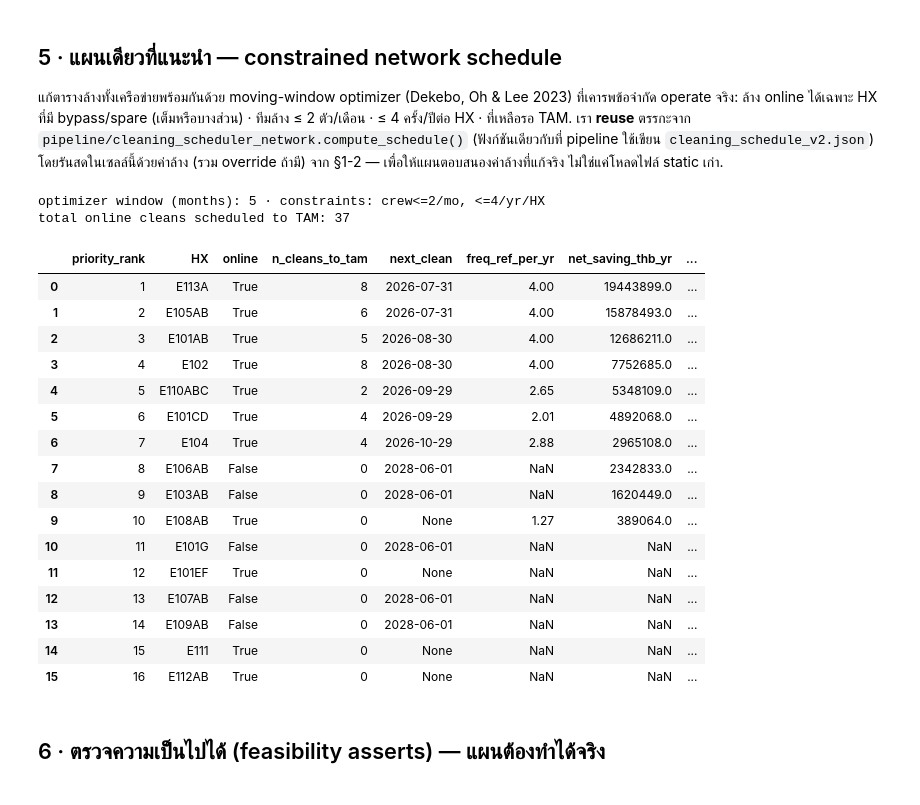
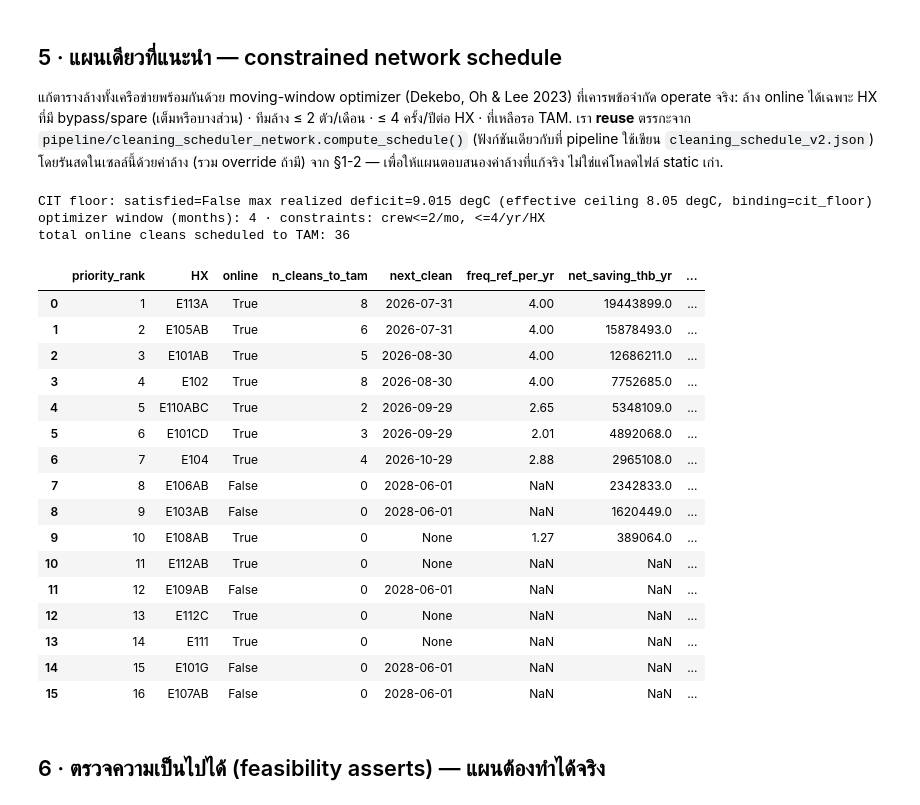
Before and after one commit to Yalika200946/Process-Intern, a Jupyter notebook: notebooks/16_cleaning_plan_optimization.ipynb, the cells around one changed output. Drawn from its saved outputs; the diff is of its cells as text; code cells hidden in the pictures.

```diff
--- a/notebooks/16_cleaning_plan_optimization.ipynb
+++ b/notebooks/16_cleaning_plan_optimization.ipynb
@@ -206,7 +219,13 @@ dec['freq_ref_per_yr'] = (365 / dec['T_star_ref_days']).round(2)
 
 # --- explicit "คุ้มไหม" verdict: fuel value recovered per clean vs cleaning cost ---
 dec['fuel_value_per_clean_thb'] = (dec['cit_gain_C_online'] * k_day * dec['T_star_ref_days'] / 2).round(0)
-dec['worth_it'] = dec['online'] & (dec['fuel_value_per_clean_thb'] > dec['cleaning_cost'])
+# has_economics distinguishes "genuinely evaluated, not worth it" from "no data to evaluate at
+# all" -- without this, NaN > cost silently evaluates to False in pandas/numpy, so an HX with no
+# fouling-rate/ΔCIT data at all looked identical to one that was actually costed out and failed.
+dec['has_economics'] = dec['fuel_value_per_clean_thb'].notna() & dec['cleaning_cost'].notna()
+dec['worth_it'] = np.where(dec['has_economics'],
+                            dec['online'] & (dec['fuel_value_per_clean_thb'] > dec['cleaning_cost']),
+                            np.nan)
 dec[['HX','online','cit_gain_C_full','cit_gain_C_online','r_cit_per_day','cleaning_cost',
      'fuel_value_per_clean_thb','worth_it','T_star_ref_days','freq_ref_per_yr','net_saving_thb_yr','payback_days']]
 # %% [output]
@@ -254,7 +273,14 @@ dec['risk_mult'] = (1 + W_SAFETY * dec.safety.astype(int)
                       + W_POSITION * dec.position_risk
                       + W_WORSENING * dec.worsening.astype(int)).round(3)
 dec['priority_score'] = (dec['net_saving_norm'] * dec['risk_mult']).round(3)
-dec = dec.sort_values('priority_score', ascending=False).reset_index(drop=True)
+# priority_score is net_saving_norm x risk_mult -- multiplicative, so it collapses to exactly 0
+# for every HX with no usable economics data (net_saving_norm=0), regardless of risk_mult. That
+# used to leave those HX tied and ordered only by DataFrame insertion order, silently discarding
+# the safety/position/worsening signal for exactly the HX where it matters most (no clean-economics
+# to fall back on). has_savings as the primary sort key keeps ranks 1-10 (real economics) exactly
+# as before, and breaks the zero-score tie by risk_mult instead of insertion order.
+dec['has_savings'] = (dec['net_saving_norm'] > 0).astype(int)
+dec = dec.sort_values(['has_savings', 'priority_score', 'risk_mult'], ascending=False).reset_index(drop=True)
 dec['priority_rank'] = dec.index + 1
 dec[['priority_rank','HX','online','net_saving_norm','safety','position_risk','worsening','risk_mult','priority_score']].head(16)
 # %% [output]
@@ -287,49 +313,61 @@ dec[['priority_rank','HX','online','net_saving_norm','safety','position_risk','w
 import cleaning_scheduler_network as NS
 chist = load('cleaning_history.json', {'hx': {}})
 sched_v1 = load('cleaning_schedule.json')
+topo = load('pfd_topology.json', {})
 # rebuild an economics dict carrying the (possibly overridden) per-HX costs from §1-2
 econ_live = dict(econ); econ_live['per_hx'] = list(econ_by.values())
 # scope THE plan's per-HX numbers (n_cleans_to_tam, scheduled_dates) to the FIRST TAM cycle --
 # the feasibility asserts and Gantt below were built around a single-TAM horizon, so keep that
 # meaning unchanged. compute_schedule() now defaults to a multi-cycle horizon (2028 + 2032,
 # see cleaning_scheduler_network.TAM_DATES) when tam_dates isn't given -- fetched separately
 # below (schedV2_full) purely for cross-cycle visibility, without touching the per-HX numbers
-# everything else in this notebook depends on.
-schedV2 = NS.compute_schedule(econ_live, chist, logi, sched_v1, tam_dates=[NS.NEXT_TAM])
-schedV2_full = NS.compute_schedule(econ_live, chist, logi, sched_v1)   # full multi-TAM horizon
+# everything else in this notebook depends on. `topo` (pfd_topology.json) lets compute_schedule
+# also enforce the furnace's own FG_FLOW limit as a second hard ceiling alongside MAX_CIT_DEFICIT_C
+# -- see furnace_fg_ceiling_C/binding_constraint in its output.
+schedV2 = NS.compute_schedule(econ_live, chist, logi, sched_v1, tam_dates=[NS.NEXT_TAM],
+                              max_cit_deficit_C=MAX_CIT_DEFICIT_C, topo=topo)
+schedV2_full = NS.compute_schedule(econ_live, chist, logi, sched_v1,
+                                   max_cit_deficit_C=MAX_CIT_DEFICIT_C, topo=topo)   # full multi-TAM horizon
+print(f"CIT floor: satisfied={schedV2['constraint_satisfied']} "
+      f"max realized deficit={schedV2['max_realized_deficit_C']} degC "
+      f"(effective ceiling {schedV2.get('effective_max_deficit_C')} degC, "
+      f"binding={schedV2.get('binding_constraint')})")
 print('optimizer window (months):', schedV2.get('optimal_window_months'),
       '· constraints: crew<=%d/mo, <=%d/yr/HX' % (schedV2.get('max_online_cleans_per_period', 2),
                                                    schedV2.get('max_cleans_per_year_per_hx', 4)))
+if schedV2.get('tube_skin_risk_advisory'):
+    print('⚠', schedV2.get('tube_skin_risk_note'))
 if COST_OVERRIDES:
     print('(recomputed live with cost overrides — NOT the static cleaning_schedule_v2.json)')
 plan_by = {p['HX']: p for p in schedV2.get('per_hx', [])}
 
 # merge the optimizer schedule into the decision table = THE plan
 dec['n_cleans_to_tam'] = dec.HX.map(lambda h: plan_by.get(h, {}).get('n_cleans_to_tam', 0))
 dec['next_clean'] = dec.HX.map(lambda h: (plan_by.get(h, {}).get('next_dates') or [None])[0])
 dec['scheduled_dates'] = dec.HX.map(lambda h: plan_by.get(h, {}).get('next_dates') or [])
 print('total online cleans scheduled to TAM:', int(dec['n_cleans_to_tam'].sum()))
 dec[['priority_rank','HX','online','n_cleans_to_tam','next_clean','freq_ref_per_yr','net_saving_thb_yr','payback_days']].head(16)
 # %% [output]
-optimizer window (months): 5 · constraints: crew<=2/mo, <=4/yr/HX
-total online cleans scheduled to TAM: 37
+CIT floor: satisfied=False max realized deficit=9.015 degC (effective ceiling 8.05 degC, binding=cit_floor)
+optimizer window (months): 4 · constraints: crew<=2/mo, <=4/yr/HX
+total online cleans scheduled to TAM: 36
 |  | priority_rank | HX | online | n_cleans_to_tam | next_clean | freq_ref_per_yr | net_saving_thb_yr | ... |
 | 0 | 1 | E113A | True | 8 | 2026-07-31 | 4.00 | 19443899.0 | ... |
 | 1 | 2 | E105AB | True | 6 | 2026-07-31 | 4.00 | 15878493.0 | ... |
 | 2 | 3 | E101AB | True | 5 | 2026-08-30 | 4.00 | 12686211.0 | ... |
 | 3 | 4 | E102 | True | 8 | 2026-08-30 | 4.00 | 7752685.0 | ... |
 | 4 | 5 | E110ABC | True | 2 | 2026-09-29 | 2.65 | 5348109.0 | ... |
-| 5 | 6 | E101CD | True | 4 | 2026-09-29 | 2.01 | 4892068.0 | ... |
+| 5 | 6 | E101CD | True | 3 | 2026-09-29 | 2.01 | 4892068.0 | ... |
 | 6 | 7 | E104 | True | 4 | 2026-10-29 | 2.88 | 2965108.0 | ... |
 | 7 | 8 | E106AB | False | 0 | 2028-06-01 | NaN | 2342833.0 | ... |
 | 8 | 9 | E103AB | False | 0 | 2028-06-01 | NaN | 1620449.0 | ... |
 | 9 | 10 | E108AB | True | 0 | None | 1.27 | 389064.0 | ... |
-| 10 | 11 | E101G | False | 0 | 2028-06-01 | NaN | NaN | ... |
-| 11 | 12 | E101EF | True | 0 | None | NaN | NaN | ... |
-| 12 | 13 | E107AB | False | 0 | 2028-06-01 | NaN | NaN | ... |
-| 13 | 14 | E109AB | False | 0 | 2028-06-01 | NaN | NaN | ... |
-| 14 | 15 | E111 | True | 0 | None | NaN | NaN | ... |
-| 15 | 16 | E112AB | True | 0 | None | NaN | NaN | ... |
+| 10 | 11 | E112AB | True | 0 | None | NaN | NaN | ... |
+| 11 | 12 | E109AB | False | 0 | 2028-06-01 | NaN | NaN | ... |
+| 12 | 13 | E112C | True | 0 | None | NaN | NaN | ... |
+| 13 | 14 | E111 | True | 0 | None | NaN | NaN | ... |
+| 14 | 15 | E101G | False | 0 | 2028-06-01 | NaN | NaN | ... |
+| 15 | 16 | E107AB | False | 0 | 2028-06-01 | NaN | NaN | ... |
 # %% [markdown]
 ## 6 · ตรวจความเป็นไปได้ (feasibility asserts) — แผนต้องทำได้จริง
 # %%
```
Also changed, not shown: parts of 4 cells of this notebook, 8 other files.
